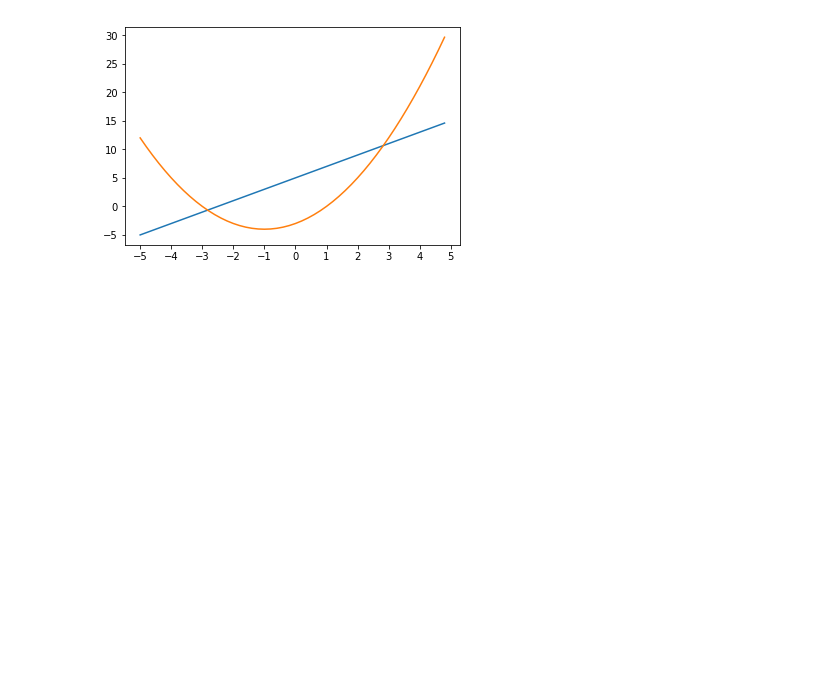
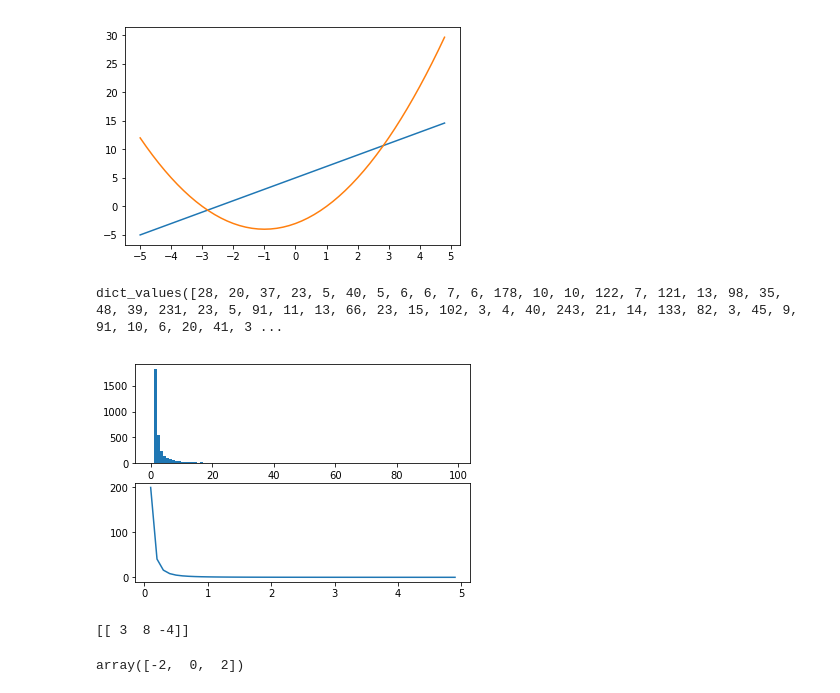
Before and after one commit to rkrissada/socialAnalysis, a Jupyter notebook: numpy.ipynb, the cells around one changed output. Drawn from its saved outputs; the diff is of its cells as text; code cells hidden in the pictures; blank space fills up the shorter version.

Commit message:
numpy and pandas

```diff
--- a/numpy.ipynb
+++ b/numpy.ipynb
@@ -93,3 +93,44 @@ plt.xticks(np.arange(-5,5.1,1))
 plt.show()
 # %% [output]
 [figure]
+# %%
+from collections import Counter
+import numpy as np
+import matplotlib.pyplot as plt
+
+f=open('ChulaEngineering_all_messages.txt')
+tokens=f.read().split()
+f.close()
+
+#print(tokens)
+#Counter(tokens)
+#Counter(tokens).most_common()
+Counter(tokens).values()
+# %% [output]
+dict_values([28, 20, 37, 23, 5, 40, 5, 6, 6, 7, 6, 178, 10, 10, 122, 7, 121, 13, 98, 35, 48, 39, 231, 23, 5, 91, 11, 13, 66, 23, 15, 102, 3, 4, 40, 243, 21, 14, 133, 82, 3, 45, 9, 91, 10, 6, 20, 41, 3 ...
+# %%
+frequencies=np.array(list(Counter(tokens).values()))
+plt.subplot(211) #2 rows, 1 column, picture#1
+plt.hist(frequencies,bins=np.arange(0,100,1))
+
+x=np.arange(0.1,5,0.1)
+y=x**(-2.3)
+plt.subplot(212) #2 rows, 1 column, picture#2
+plt.plot(x,y)
+
+plt.show()
+# %% [output]
+[figure, added]
+# %%
+import numpy as np
+x = np.array([[1,2,3]])
+y = np.array([[2,4,-2]])
+z = np.array([[1],[0],[2]])
+
+print(x*y+z.T)
+# %% [output]
+[[ 3  8 -4]]
+# %%
+np.arange(-2, 4, 2)
+# %% [output]
+array([-2,  0,  2])
```
Also changed, not shown: parts of 1 cell of this notebook, 1 other file.
